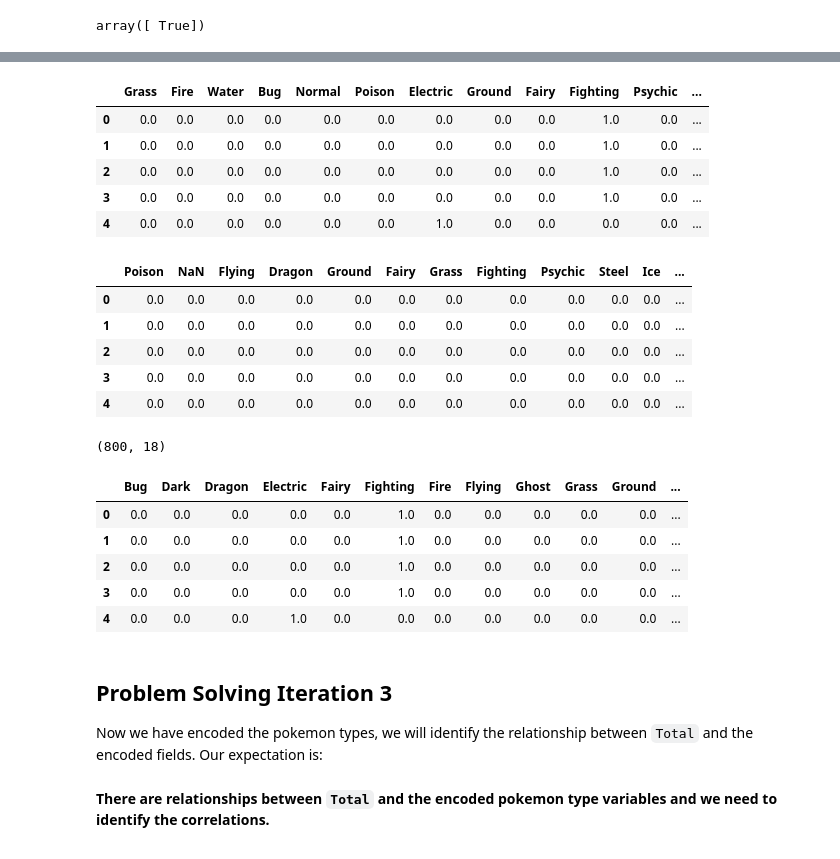
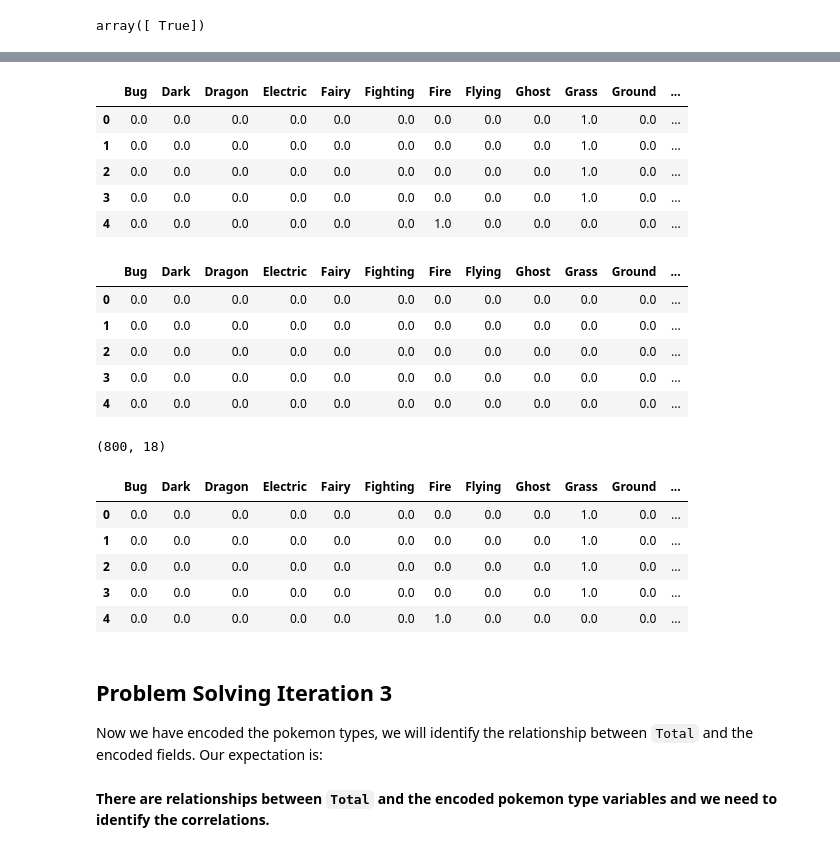
Before and after one commit to vrushali92/lab-dataframe-calculations, a Jupyter notebook: your-code/challenge-2.ipynb, the cells around one changed output, grey strips where cells are left out. Cells and saved outputs as stored; diff of their text form; code cells hidden in the pictures.

Commit message:
Sorted the column names after one hot encoding

```diff
--- a/your-code/challenge-2.ipynb
+++ b/your-code/challenge-2.ipynb
@@ -110,24 +110,28 @@ pokemon["Name"] = pokemon.apply(correct_name, axis = 1)
 
 # display(list(zip(list(type1),list(type2))))
 # %%
+sorted_cols1 = sorted(pokemon["Type 1"].unique())
+
 encoder = OneHotEncoder().fit(pokemon[["Type 1"]])
 encoded = encoder.transform(pokemon[["Type 1"]]).toarray()
-onehot_encoded = pd.DataFrame(encoded, columns = pokemon["Type 1"].unique())
+onehot_encoded = pd.DataFrame(encoded, columns = sorted_cols1)
 display(onehot_encoded.head())
 
+cols = pokemon["Type 2"].fillna("null").unique()
+sorted_cols2 = sorted(cols)
 
 encoder2 = OneHotEncoder().fit(pokemon[["Type 2"]])
 encoded2 = encoder2.transform(pokemon[["Type 2"]]).toarray()
-onehot_encoded2 = pd.DataFrame(encoded2, columns = pokemon["Type 2"].unique())
+onehot_encoded2 = pd.DataFrame(encoded2, columns = sorted_cols2)
 display(onehot_encoded2.head())
 # %% [output]
-|  | Grass | Fire | Water | Bug | Normal | Poison | Electric | Ground | Fairy | Fighting | Psychic | ... |
+|  | Bug | Dark | Dragon | Electric | Fairy | Fighting | Fire | Flying | Ghost | Grass | Ground | ... |
 | 0 | 0.0 | 0.0 | 0.0 | 0.0 | 0.0 | 0.0 | 0.0 | 0.0 | 0.0 | 1.0 | 0.0 | ... |
 | 1 | 0.0 | 0.0 | 0.0 | 0.0 | 0.0 | 0.0 | 0.0 | 0.0 | 0.0 | 1.0 | 0.0 | ... |
 | 2 | 0.0 | 0.0 | 0.0 | 0.0 | 0.0 | 0.0 | 0.0 | 0.0 | 0.0 | 1.0 | 0.0 | ... |
 | 3 | 0.0 | 0.0 | 0.0 | 0.0 | 0.0 | 0.0 | 0.0 | 0.0 | 0.0 | 1.0 | 0.0 | ... |
 | 4 | 0.0 | 0.0 | 0.0 | 0.0 | 0.0 | 0.0 | 1.0 | 0.0 | 0.0 | 0.0 | 0.0 | ... |
-|  | Poison | NaN | Flying | Dragon | Ground | Fairy | Grass | Fighting | Psychic | Steel | Ice | ... |
+|  | Bug | Dark | Dragon | Electric | Fairy | Fighting | Fire | Flying | Ghost | Grass | Ground | ... |
 | 0 | 0.0 | 0.0 | 0.0 | 0.0 | 0.0 | 0.0 | 0.0 | 0.0 | 0.0 | 0.0 | 0.0 | ... |
 | 1 | 0.0 | 0.0 | 0.0 | 0.0 | 0.0 | 0.0 | 0.0 | 0.0 | 0.0 | 0.0 | 0.0 | ... |
 | 2 | 0.0 | 0.0 | 0.0 | 0.0 | 0.0 | 0.0 | 0.0 | 0.0 | 0.0 | 0.0 | 0.0 | ... |
@@ -135,17 +139,17 @@ display(onehot_encoded2.head())
 | 4 | 0.0 | 0.0 | 0.0 | 0.0 | 0.0 | 0.0 | 0.0 | 0.0 | 0.0 | 0.0 | 0.0 | ... |
 # %%
 all_type_pokemon = onehot_encoded + onehot_encoded2
-all_type_pokemon = all_type_pokemon.drop([np.NaN], axis = 1)
+all_type_pokemon = all_type_pokemon.drop(["null"], axis = 1)
 display(all_type_pokemon.shape)
 all_type_pokemon.head()
 # %% [output]
 (800, 18)
 |  | Bug | Dark | Dragon | Electric | Fairy | Fighting | Fire | Flying | Ghost | Grass | Ground | ... |
-| 0 | 0.0 | 0.0 | 0.0 | 0.0 | 0.0 | 1.0 | 0.0 | 0.0 | 0.0 | 0.0 | 0.0 | ... |
-| 1 | 0.0 | 0.0 | 0.0 | 0.0 | 0.0 | 1.0 | 0.0 | 0.0 | 0.0 | 0.0 | 0.0 | ... |
-| 2 | 0.0 | 0.0 | 0.0 | 0.0 | 0.0 | 1.0 | 0.0 | 0.0 | 0.0 | 0.0 | 0.0 | ... |
-| 3 | 0.0 | 0.0 | 0.0 | 0.0 | 0.0 | 1.0 | 0.0 | 0.0 | 0.0 | 0.0 | 0.0 | ... |
-| 4 | 0.0 | 0.0 | 0.0 | 1.0 | 0.0 | 0.0 | 0.0 | 0.0 | 0.0 | 0.0 | 0.0 | ... |
+| 0 | 0.0 | 0.0 | 0.0 | 0.0 | 0.0 | 0.0 | 0.0 | 0.0 | 0.0 | 1.0 | 0.0 | ... |
+| 1 | 0.0 | 0.0 | 0.0 | 0.0 | 0.0 | 0.0 | 0.0 | 0.0 | 0.0 | 1.0 | 0.0 | ... |
+| 2 | 0.0 | 0.0 | 0.0 | 0.0 | 0.0 | 0.0 | 0.0 | 0.0 | 0.0 | 1.0 | 0.0 | ... |
+| 3 | 0.0 | 0.0 | 0.0 | 0.0 | 0.0 | 0.0 | 0.0 | 0.0 | 0.0 | 1.0 | 0.0 | ... |
+| 4 | 0.0 | 0.0 | 0.0 | 0.0 | 0.0 | 0.0 | 1.0 | 0.0 | 0.0 | 0.0 | 0.0 | ... |
 # %% [markdown]
 ## Problem Solving Iteration 3
 
```
Also changed, not shown: parts of 2 cells of this notebook.
